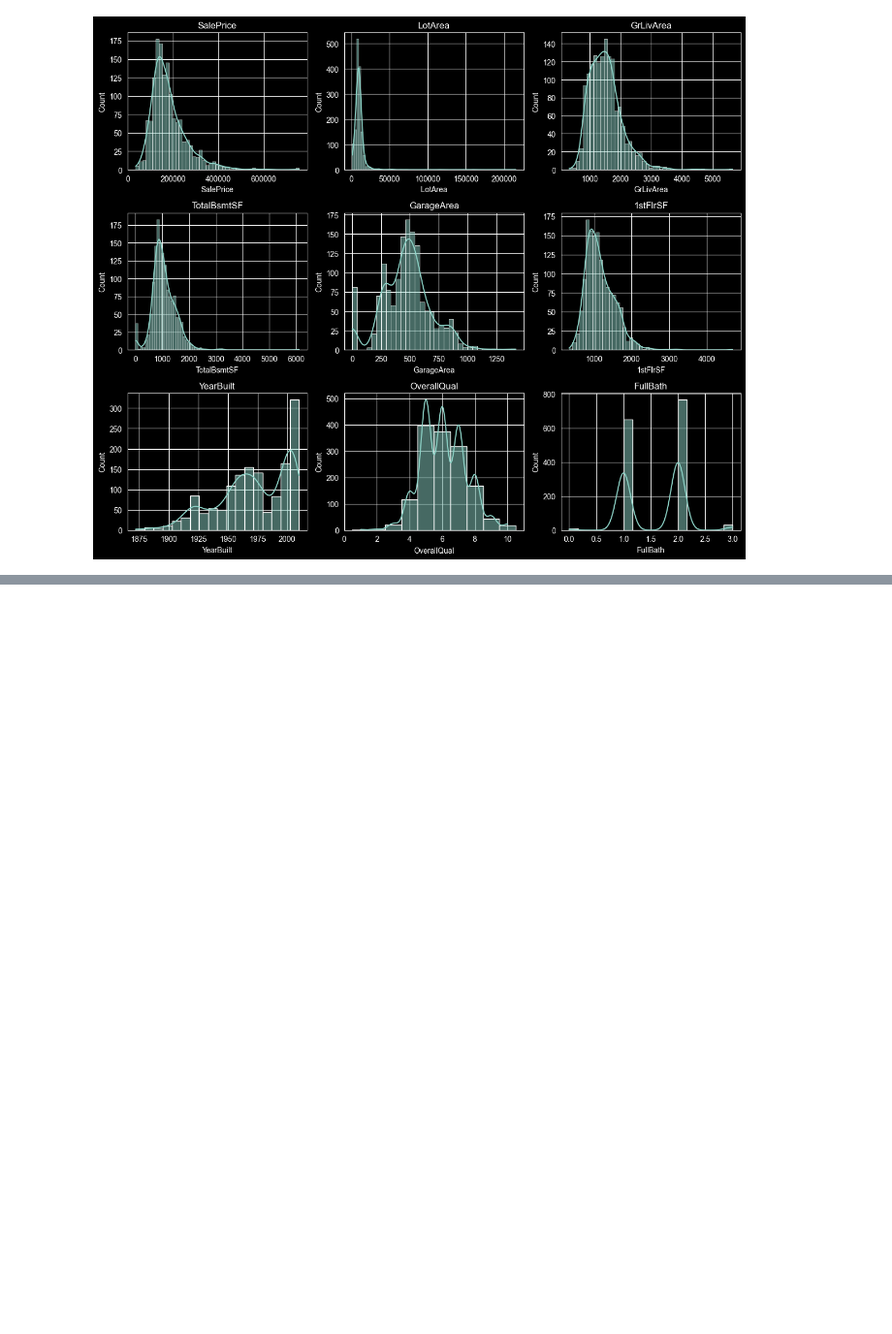
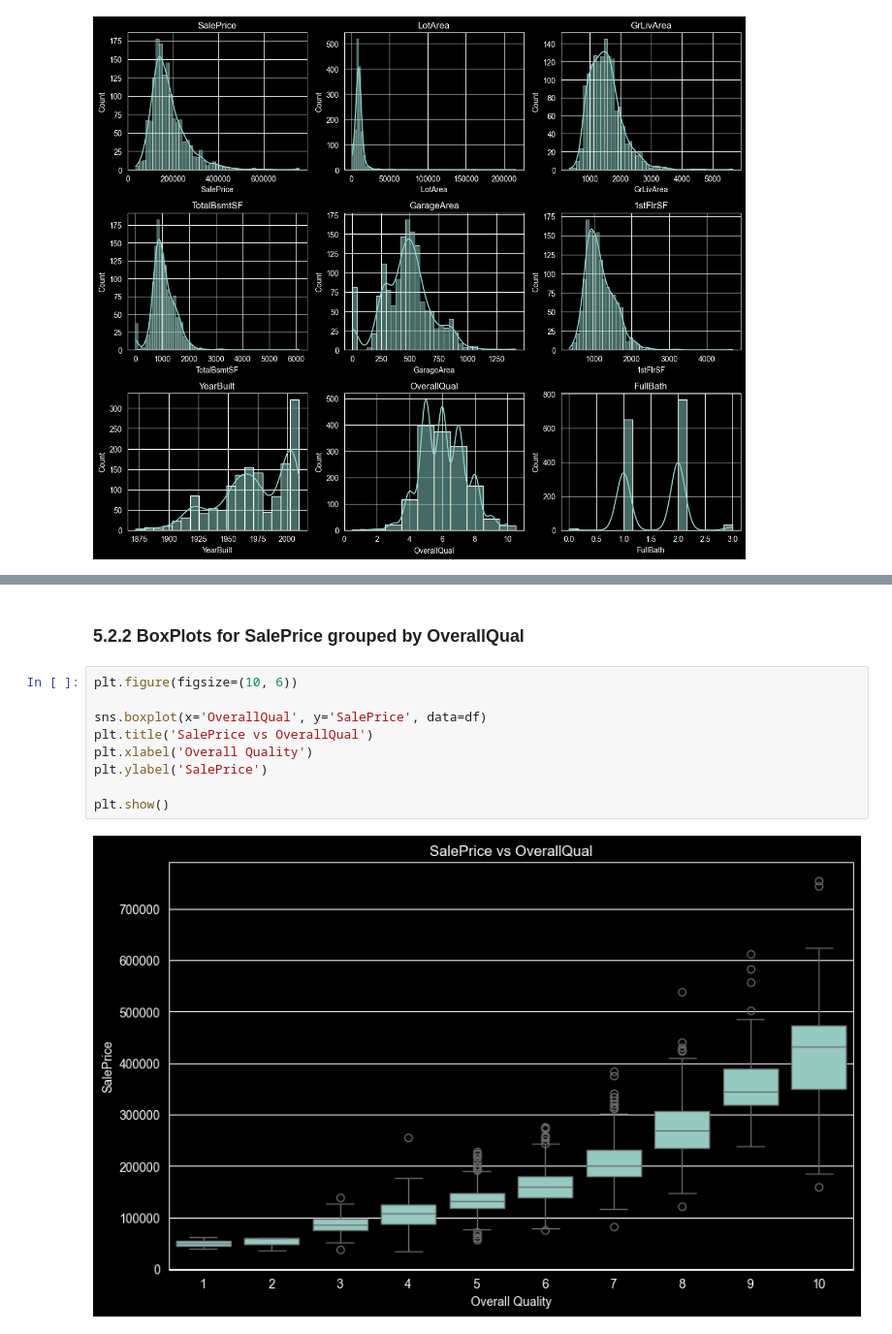
Before and after one commit to pinithasavidya617/pandas-data-analysis-practice, a Jupyter notebook: Data Processing Project/ames_analysis.ipynb, the cells around one changed output, grey strips where cells are left out. Shown at 97% size. Saved outputs shown, nothing was run; the diff lists cells and outputs as text; blank space fills up the shorter version.

```diff
--- a/Data Processing Project/ames_analysis.ipynb
+++ b/Data Processing Project/ames_analysis.ipynb
@@ -1102,0 +1120,13 @@ plt.show()
+# %% [markdown]
+### 5.2.2 BoxPlots for SalePrice grouped by OverallQual
+# %%
+plt.figure(figsize=(10, 6))
+
+sns.boxplot(x='OverallQual', y='SalePrice', data=df)
+plt.title('SalePrice vs OverallQual')
+plt.xlabel('Overall Quality')
+plt.ylabel('SalePrice')
+
+plt.show()
+# %% [output]
+[figure, added]
```
Also changed, not shown: parts of 28 cells of this notebook.
